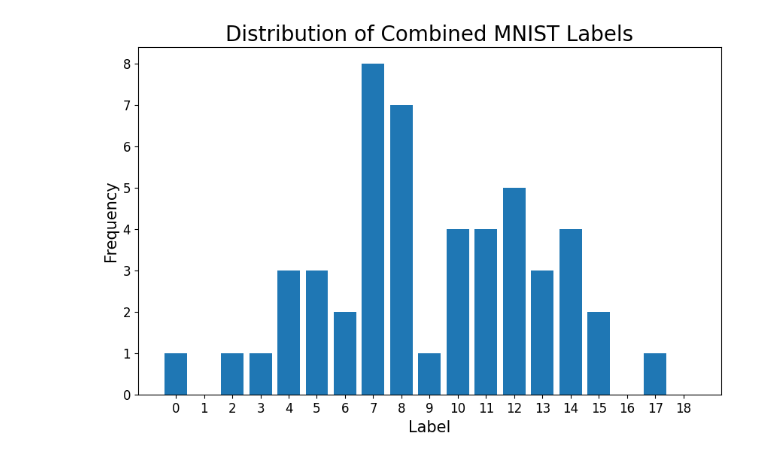
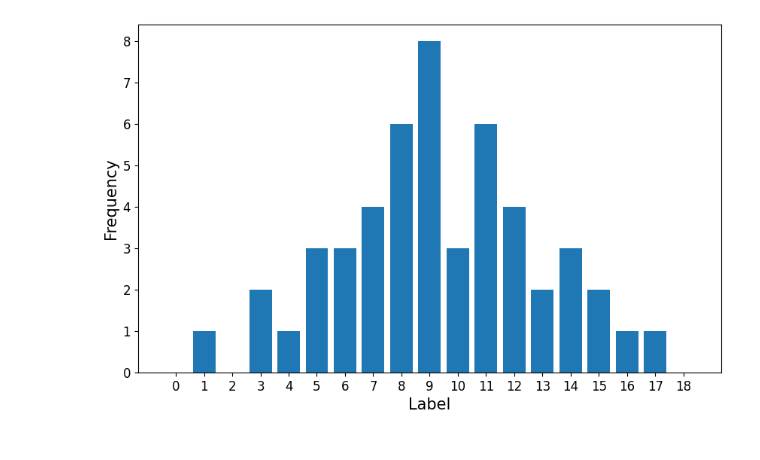
Before and after one commit to ljf441/mnist_add, a Jupyter notebook: classifier.ipynb, the cells around one changed output. Drawn from its saved outputs; the diff is of its cells as text; code cells hidden in the pictures.

```diff
--- a/classifier.ipynb
+++ b/classifier.ipynb
@@ -103,7 +102,7 @@ def jl_pairs(i, j, pairs_per_combination, X, Y):
 
     return imgs, labels, x1, x2, l1, l2
 
-def stratified(X, Y, pairs_per_label, output):
+def random_sampling(X, Y, pairs_per_label, output):
     imgs = []
     x1 = []
     x2 = []
@@ -113,34 +112,6 @@ def stratified(X, Y, pairs_per_label, output):
     count = 0
 
     all_pairs = np.array(list(product(range(10), repeat=2)))
-
-    # for label in range(num_classes):
-
-    #     if label == 0:
-    #         i = 0
-    #     elif 0 < label <= 9:
-    #         i = np.random.choice(range(label))
-    #     elif label >= 10:
-    #         i = 9
-
-    #     j = label-i
-
-    #     i, j = np.random.choice([i, j], 2, replace=False)
-
-    #     idxl1 = np.where(Y == i)[0]
-    #     idxl2 = np.where(Y == j)[0]
-
-    #     for k in range(pairs_per_label-1):
-    #         idx1 = np.random.choice(idxl1)
-    #         idx2 = np.random.choice(idxl2)
-    #         combined_img = np.hstack((X[idx1], X[idx2]))
-    #         imgs.append(combined_img)
-    #         labels.append(label)
-    #         l1.append(i)
-    #         l2.append(j)
-    #         x1.append(X[idx1])
-    #         x2.append(X[idx2])
-    #         count += 1
 
     while count < output:
         label_idx = np.random.choice(len(all_pairs))
@@ -187,7 +158,7 @@ def jl_dataset(X, Y, output=100000, n_jobs=cores):
     else:
         pairs_per_label = output//19
 
-        ri, rl, rx1, rx2, rl1, rl2 = stratified(X, Y, pairs_per_label, output)
+        ri, rl, rx1, rx2, rl1, rl2 = random_sampling(X, Y, pairs_per_label, output)
         imgs.extend(ri)
         labels.extend(rl)
         l1.extend(rl1)
@@ -223,18 +194,19 @@ def get_data(output=100000):
 
     return x_train, y_train, x_test, y_test, x1_train, y1_train, x2_train, y2_train, x1_test, y1_test, x2_test, y2_test
 # %%
+np.random.seed(21)
 def show_plot():
     x_train, y_train = get_data(output=50)[:2]
 
     fig, ax = plt.subplots(figsize=(10, 6))
     ax.hist(y_train, bins=np.arange(20) - 0.5, rwidth=0.8)
-    ax.set_title('Distribution of Combined MNIST Labels', fontsize=20)
+    # ax.set_title('Distribution of Combined MNIST Labels', fontsize=20)
     ax.set_xlabel('Label')
     ax.set_ylabel('Frequency')
     ax.set_xticks(range(19))  # Labels from 0 to 18
-    fig.savefig('Y_dist.png')
+    fig.savefig('Y_dist_few.png')
     plt.show()
 
 show_plot()
 # %% [output]
-[figure, old version]
+[figure, new version]
```
Also changed, not shown: parts of 8 cells of this notebook, 27 other files.
